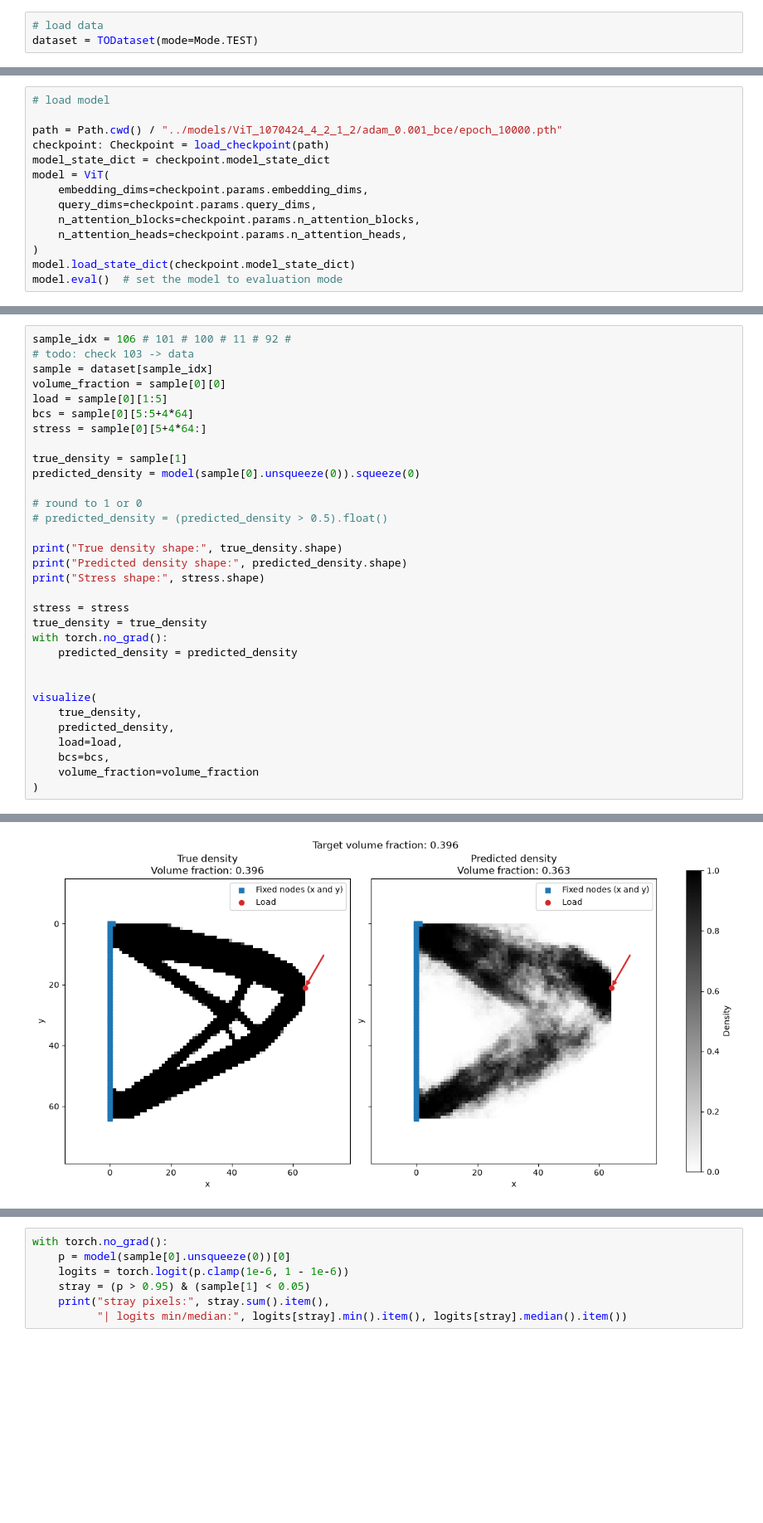
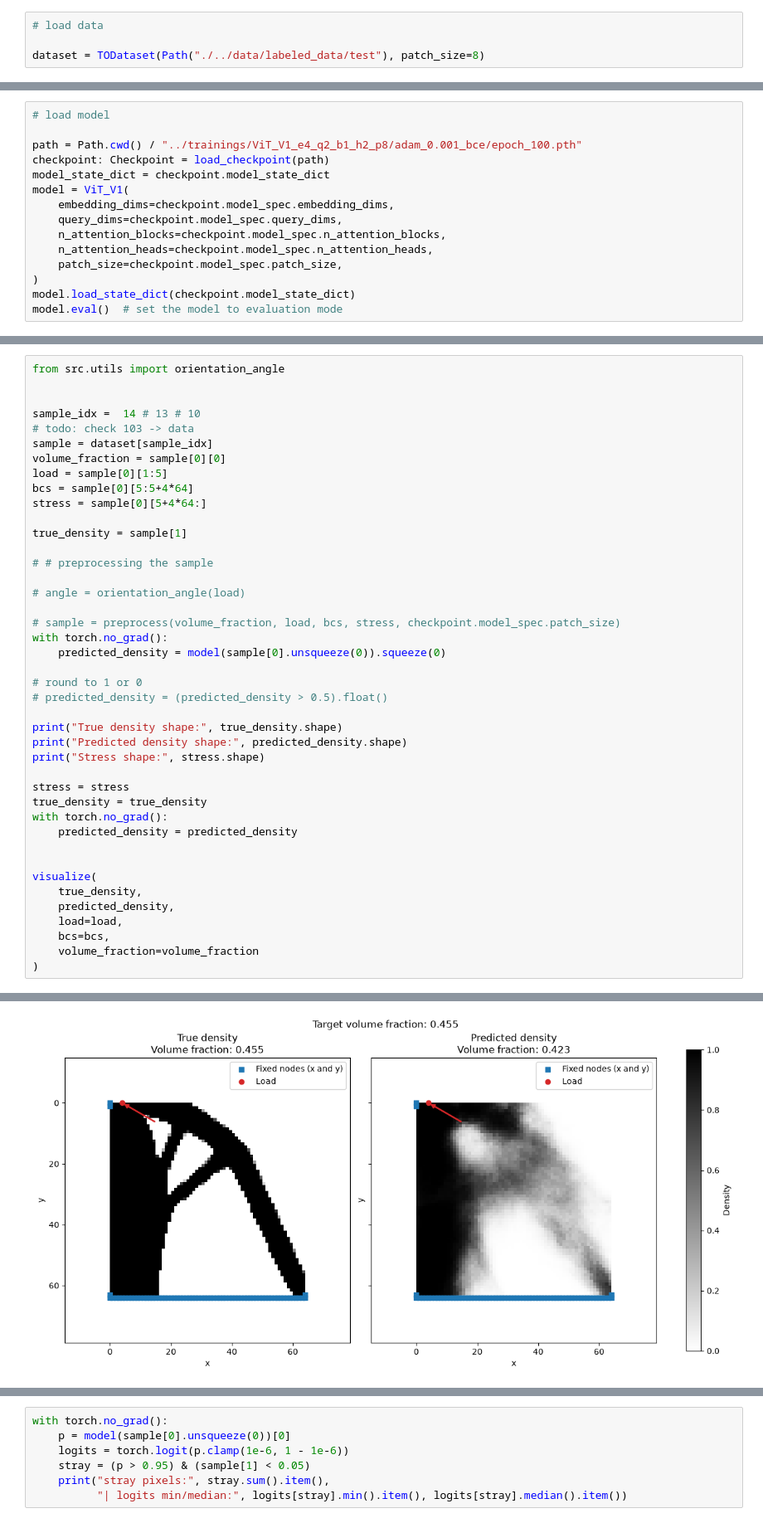
Before and after one commit to lucasvoncorvin/12435611_topology-optimization, a Jupyter notebook: src/eval.ipynb, the cells around one changed output, grey strips where cells are left out. Shown at 83% size. Saved outputs shown, nothing was run; the diff lists cells and outputs as text; blank space fills up the shorter version.

```diff
--- a/src/eval.ipynb
+++ b/src/eval.ipynb
@@ -22,4 +26,5 @@ from src.utils import visualize, reshape_distribution
 # %%
 # load data
-dataset = TODataset(mode=Mode.TEST)
+
+dataset = TODataset(Path("./../data/labeled_data/test"), patch_size=8)
 # %% [output]
@@ -29,14 +34,15 @@ INFO:src.dataset:Dataset initialized succesfully
 # %%
 # load model
 
-path = Path.cwd() / "../models/ViT_1070424_4_2_1_2/adam_0.001_bce/epoch_10000.pth"
+path = Path.cwd() / "../trainings/ViT_V1_e4_q2_b1_h2_p8/adam_0.001_bce/epoch_100.pth"
 checkpoint: Checkpoint = load_checkpoint(path)
 model_state_dict = checkpoint.model_state_dict
-model = ViT(
-    embedding_dims=checkpoint.params.embedding_dims,
-    query_dims=checkpoint.params.query_dims,
-    n_attention_blocks=checkpoint.params.n_attention_blocks,
-    n_attention_heads=checkpoint.params.n_attention_heads,
+model = ViT_V1(
+    embedding_dims=checkpoint.model_spec.embedding_dims,
+    query_dims=checkpoint.model_spec.query_dims,
+    n_attention_blocks=checkpoint.model_spec.n_attention_blocks,
+    n_attention_heads=checkpoint.model_spec.n_attention_heads,
+    patch_size=checkpoint.model_spec.patch_size,
 )
 model.load_state_dict(checkpoint.model_state_dict)
 model.eval()  # set the model to evaluation mode
@@ -60,40 +66,50 @@ ViT(
   )
 )
 # %%
-sample_idx = 106 # 101 # 100 # 11 # 92 #
+from src.utils import orientation_angle
+
+
+sample_idx =  14 # 13 # 10
 # todo: check 103 -> data
 sample = dataset[sample_idx]
 volume_fraction = sample[0][0]
 load = sample[0][1:5]
 bcs = sample[0][5:5+4*64]
 stress = sample[0][5+4*64:]
 
 true_density = sample[1]
-predicted_density = model(sample[0].unsqueeze(0)).squeeze(0)
+
+# # preprocessing the sample
+
+# angle = orientation_angle(load)
+
+# sample = preprocess(volume_fraction, load, bcs, stress, checkpoint.model_spec.patch_size)
+with torch.no_grad():
+    predicted_density = model(sample[0].unsqueeze(0)).squeeze(0)
 
 # round to 1 or 0
 # predicted_density = (predicted_density > 0.5).float()
 
 print("True density shape:", true_density.shape)
 print("Predicted density shape:", predicted_density.shape)
 print("Stress shape:", stress.shape)
 
 stress = stress
 true_density = true_density
 with torch.no_grad():
     predicted_density = predicted_density
 
 
 visualize(
     true_density,
     predicted_density,
     load=load,
     bcs=bcs,
     volume_fraction=volume_fraction
 )
 # %% [output]
 True density shape: torch.Size([4096])
 Predicted density shape: torch.Size([4096])
 Stress shape: torch.Size([4096])
-[figure, old version]
+[figure, new version]
 (<Figure size 1200x600 with 3 Axes>,
```
Also changed, not shown: parts of 6 cells of this notebook, 14 other files.
